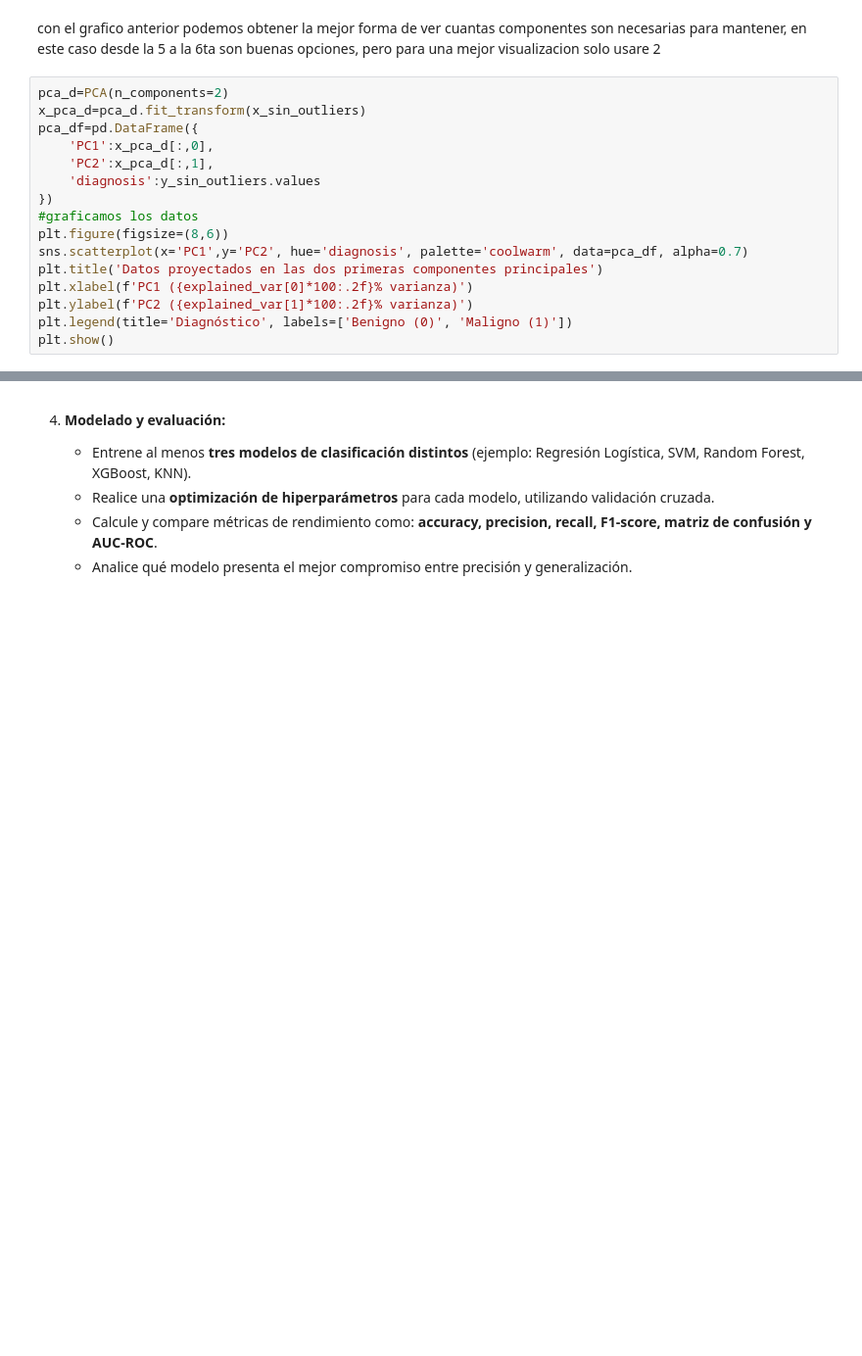
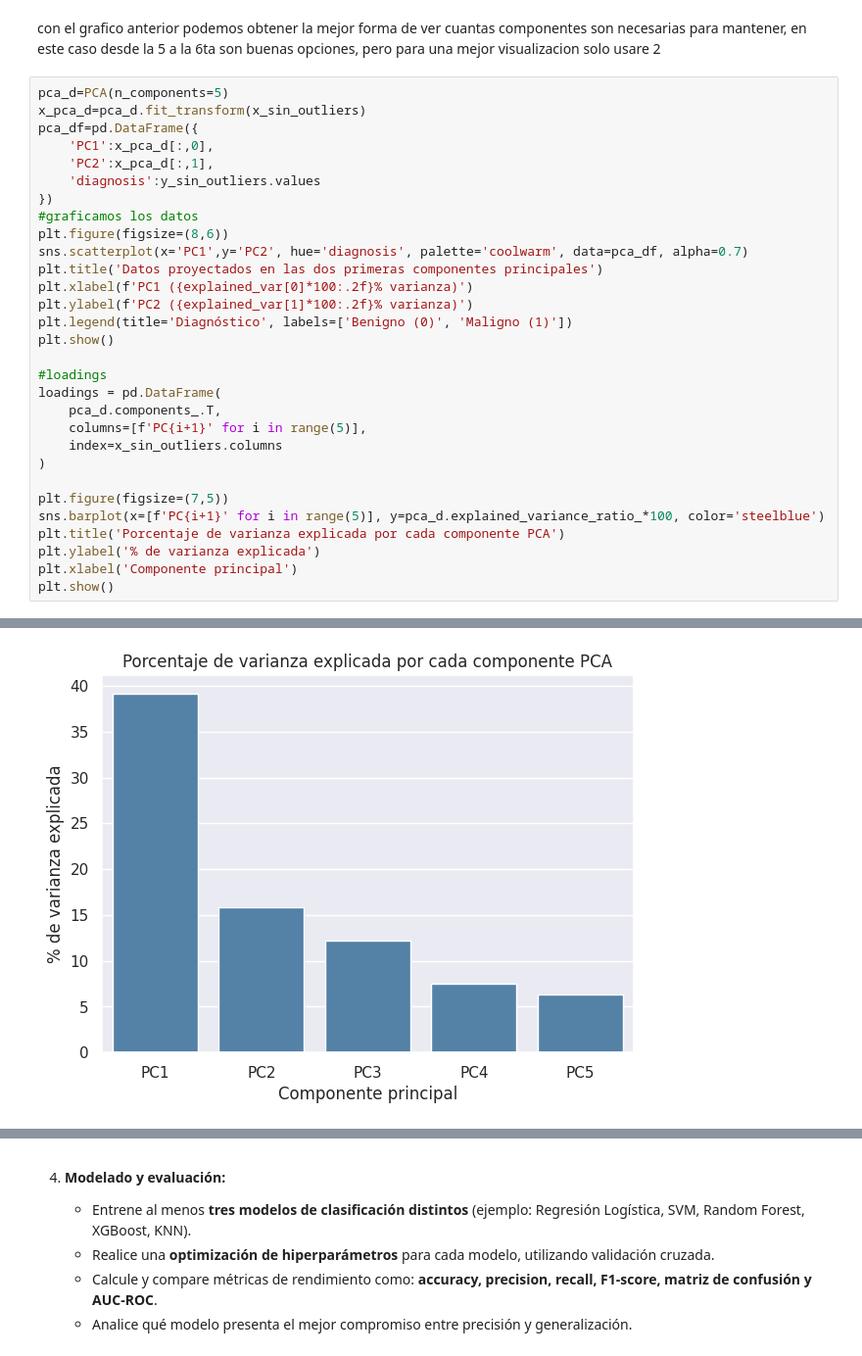
Before and after one commit to baitiarecorvalan/MAT281-Entregables, a Jupyter notebook: docs/codes/labs/lab_09.ipynb, the cells around one changed output, grey strips where cells are left out. Shown at 98% size. Drawn from its saved outputs; the diff is of its cells as text; blank space fills up the shorter version.

```diff
--- a/docs/codes/labs/lab_09.ipynb
+++ b/docs/codes/labs/lab_09.ipynb
@@ -248,20 +248,35 @@ plt.show()
 # %% [markdown]
 con el grafico anterior podemos obtener la mejor forma de ver cuantas componentes son necesarias para mantener, en este caso desde la 5 a la 6ta son buenas opciones, pero para una mejor visualizacion solo usare 2
 # %%
-pca_d=PCA(n_components=2)
+pca_d=PCA(n_components=5)
 x_pca_d=pca_d.fit_transform(x_sin_outliers)
 pca_df=pd.DataFrame({
     'PC1':x_pca_d[:,0],
     'PC2':x_pca_d[:,1],
     'diagnosis':y_sin_outliers.values
 })
 #graficamos los datos
 plt.figure(figsize=(8,6))
 sns.scatterplot(x='PC1',y='PC2', hue='diagnosis', palette='coolwarm', data=pca_df, alpha=0.7)
 plt.title('Datos proyectados en las dos primeras componentes principales')
 plt.xlabel(f'PC1 ({explained_var[0]*100:.2f}% varianza)')
 plt.ylabel(f'PC2 ({explained_var[1]*100:.2f}% varianza)')
 plt.legend(title='Diagnóstico', labels=['Benigno (0)', 'Maligno (1)'])
 plt.show()
+
+#loadings
+loadings = pd.DataFrame(
+    pca_d.components_.T,
+    columns=[f'PC{i+1}' for i in range(5)],
+    index=x_sin_outliers.columns
+)
+
+plt.figure(figsize=(7,5))
+sns.barplot(x=[f'PC{i+1}' for i in range(5)], y=pca_d.explained_variance_ratio_*100, color='steelblue')
+plt.title('Porcentaje de varianza explicada por cada componente PCA')
+plt.ylabel('% de varianza explicada')
+plt.xlabel('Componente principal')
+plt.show()
 # %% [output]
 [figure]
+[figure, added]
```
Also changed, not shown: parts of 6 cells of this notebook.
